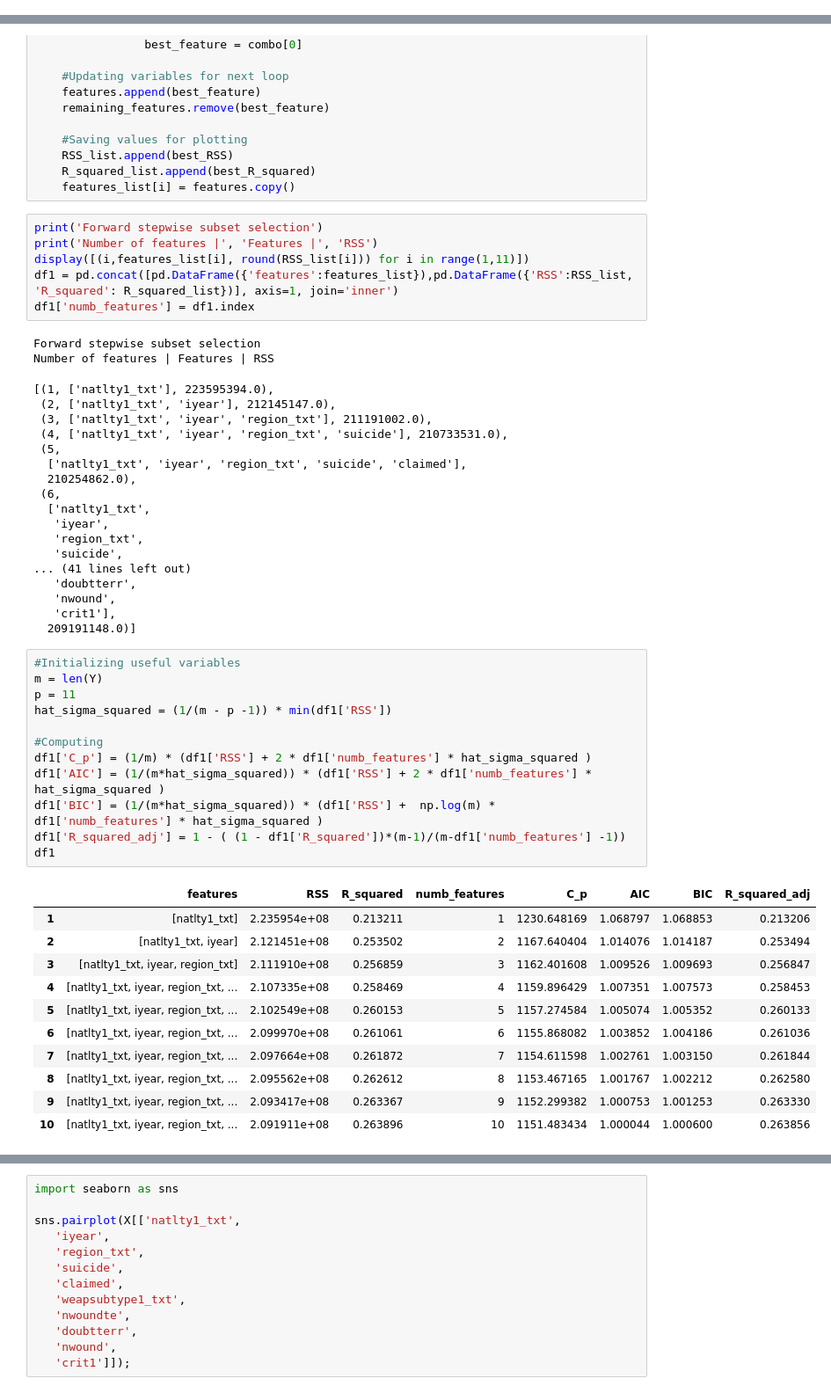
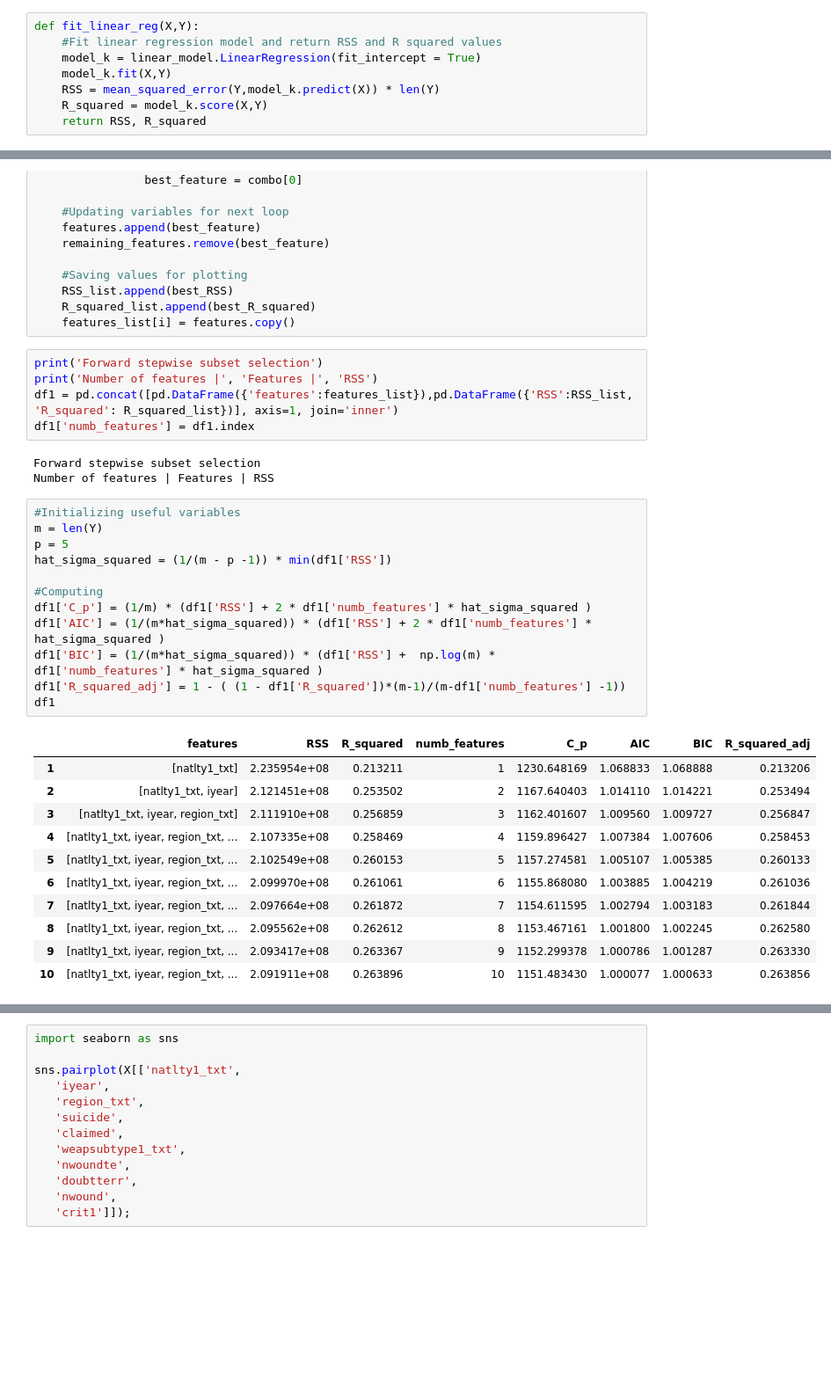
Before and after one commit to aghapygad336/MENA, a Jupyter notebook: MENA.ipynb, the cells around one changed output, grey strips where cells are left out. Shown: that part at 88% size. Drawn from its saved outputs; the diff is of its cells as text; blank space fills up the shorter version.

```diff
--- a/MENA.ipynb
+++ b/MENA.ipynb
@@ -33,6 +46,14 @@ for c in range(data_C):
     data[dataLabels[c]].replace(Regions, inplace=True)
 # %% [markdown]
 For computational reasons, the best subset cannot be applied for any large n due to the 2n complexity. Forward Stepwise begins with a model containing no predictors, and then adds predictors to the model, one at the time. At each step, the variable that gives the greatest additional improvement to the fit is added to the model.
+# %%
+def fit_linear_reg(X,Y):
+    #Fit linear regression model and return RSS and R squared values
+    model_k = linear_model.LinearRegression(fit_intercept = True)
+    model_k.fit(X,Y)
+    RSS = mean_squared_error(Y,model_k.predict(X)) * len(Y)
+    R_squared = model_k.score(X,Y)
+    return RSS, R_squared
 # %%
 #Importing tqdm for the progress bar
 from tqdm import tnrange, tqdm_notebook
@@ -75,50 +96,32 @@ for i in range(1,k+1):
 # %%
 print('Forward stepwise subset selection')
 print('Number of features |', 'Features |', 'RSS')
-display([(i,features_list[i], round(RSS_list[i])) for i in range(1,11)])
 df1 = pd.concat([pd.DataFrame({'features':features_list}),pd.DataFrame({'RSS':RSS_list, 'R_squared': R_squared_list})], axis=1, join='inner')
 df1['numb_features'] = df1.index
 # %% [output]
 Forward stepwise subset selection
 Number of features | Features | RSS
-[(1, ['natlty1_txt'], 223595394.0),
- (2, ['natlty1_txt', 'iyear'], 212145147.0),
- (3, ['natlty1_txt', 'iyear', 'region_txt'], 211191002.0),
- (4, ['natlty1_txt', 'iyear', 'region_txt', 'suicide'], 210733531.0),
- (5,
-  ['natlty1_txt', 'iyear', 'region_txt', 'suicide', 'claimed'],
-  210254862.0),
- (6,
-  ['natlty1_txt',
-   'iyear',
-   'region_txt',
-   'suicide',
-... (41 lines left out)
-   'doubtterr',
-   'nwound',
-   'crit1'],
-  209191148.0)]
 # %%
 #Initializing useful variables
 m = len(Y)
-p = 11
+p = 5
 hat_sigma_squared = (1/(m - p -1)) * min(df1['RSS'])
 
 #Computing
 df1['C_p'] = (1/m) * (df1['RSS'] + 2 * df1['numb_features'] * hat_sigma_squared )
 df1['AIC'] = (1/(m*hat_sigma_squared)) * (df1['RSS'] + 2 * df1['numb_features'] * hat_sigma_squared )
 df1['BIC'] = (1/(m*hat_sigma_squared)) * (df1['RSS'] +  np.log(m) * df1['numb_features'] * hat_sigma_squared )
 df1['R_squared_adj'] = 1 - ( (1 - df1['R_squared'])*(m-1)/(m-df1['numb_features'] -1))
 df1
 # %% [output]
 |  | features | RSS | R_squared | numb_features | C_p | AIC | BIC | R_squared_adj |
-| 1 | [natlty1_txt] | 2.235954e+08 | 0.213211 | 1 | 1230.648169 | 1.068797 | 1.068853 | 0.213206 |
-| 2 | [natlty1_txt, iyear] | 2.121451e+08 | 0.253502 | 2 | 1167.640404 | 1.014076 | 1.014187 | 0.253494 |
-| 3 | [natlty1_txt, iyear, region_txt] | 2.111910e+08 | 0.256859 | 3 | 1162.401608 | 1.009526 | 1.009693 | 0.256847 |
-| 4 | [natlty1_txt, iyear, region_txt, ... | 2.107335e+08 | 0.258469 | 4 | 1159.896429 | 1.007351 | 1.007573 | 0.258453 |
-| 5 | [natlty1_txt, iyear, region_txt, ... | 2.102549e+08 | 0.260153 | 5 | 1157.274584 | 1.005074 | 1.005352 | 0.260133 |
-| 6 | [natlty1_txt, iyear, region_txt, ... | 2.099970e+08 | 0.261061 | 6 | 1155.868082 | 1.003852 | 1.004186 | 0.261036 |
-| 7 | [natlty1_txt, iyear, region_txt, ... | 2.097664e+08 | 0.261872 | 7 | 1154.611598 | 1.002761 | 1.003150 | 0.261844 |
-| 8 | [natlty1_txt, iyear, region_txt, ... | 2.095562e+08 | 0.262612 | 8 | 1153.467165 | 1.001767 | 1.002212 | 0.262580 |
-| 9 | [natlty1_txt, iyear, region_txt, ... | 2.093417e+08 | 0.263367 | 9 | 1152.299382 | 1.000753 | 1.001253 | 0.263330 |
-| 10 | [natlty1_txt, iyear, region_txt, ... | 2.091911e+08 | 0.263896 | 10 | 1151.483434 | 1.000044 | 1.000600 | 0.263856 |
+| 1 | [natlty1_txt] | 2.235954e+08 | 0.213211 | 1 | 1230.648169 | 1.068833 | 1.068888 | 0.213206 |
+| 2 | [natlty1_txt, iyear] | 2.121451e+08 | 0.253502 | 2 | 1167.640403 | 1.014110 | 1.014221 | 0.253494 |
+| 3 | [natlty1_txt, iyear, region_txt] | 2.111910e+08 | 0.256859 | 3 | 1162.401607 | 1.009560 | 1.009727 | 0.256847 |
+| 4 | [natlty1_txt, iyear, region_txt, ... | 2.107335e+08 | 0.258469 | 4 | 1159.896427 | 1.007384 | 1.007606 | 0.258453 |
+| 5 | [natlty1_txt, iyear, region_txt, ... | 2.102549e+08 | 0.260153 | 5 | 1157.274581 | 1.005107 | 1.005385 | 0.260133 |
+| 6 | [natlty1_txt, iyear, region_txt, ... | 2.099970e+08 | 0.261061 | 6 | 1155.868080 | 1.003885 | 1.004219 | 0.261036 |
+| 7 | [natlty1_txt, iyear, region_txt, ... | 2.097664e+08 | 0.261872 | 7 | 1154.611595 | 1.002794 | 1.003183 | 0.261844 |
+| 8 | [natlty1_txt, iyear, region_txt, ... | 2.095562e+08 | 0.262612 | 8 | 1153.467161 | 1.001800 | 1.002245 | 0.262580 |
+| 9 | [natlty1_txt, iyear, region_txt, ... | 2.093417e+08 | 0.263367 | 9 | 1152.299378 | 1.000786 | 1.001287 | 0.263330 |
+| 10 | [natlty1_txt, iyear, region_txt, ... | 2.091911e+08 | 0.263896 | 10 | 1151.483430 | 1.000077 | 1.000633 | 0.263856 |
```
Also changed, not shown: parts of 4 cells of this notebook.
